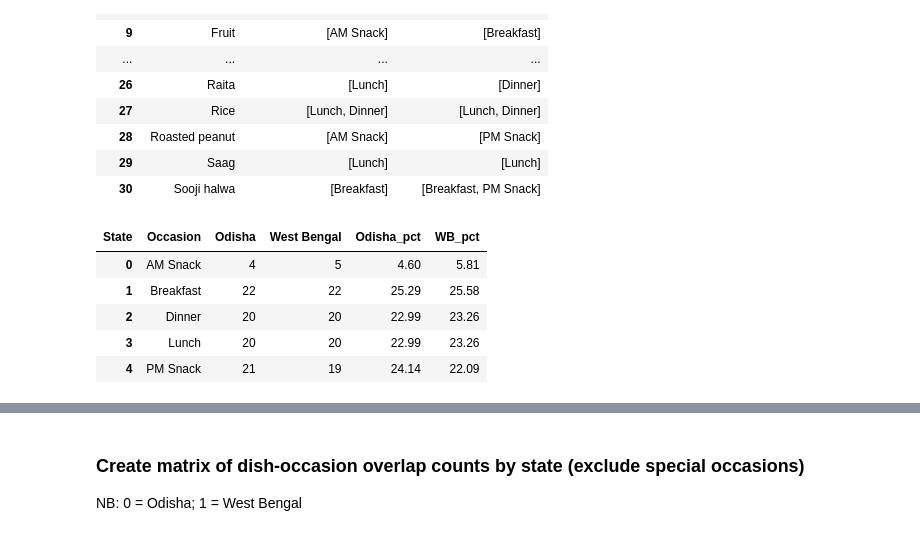
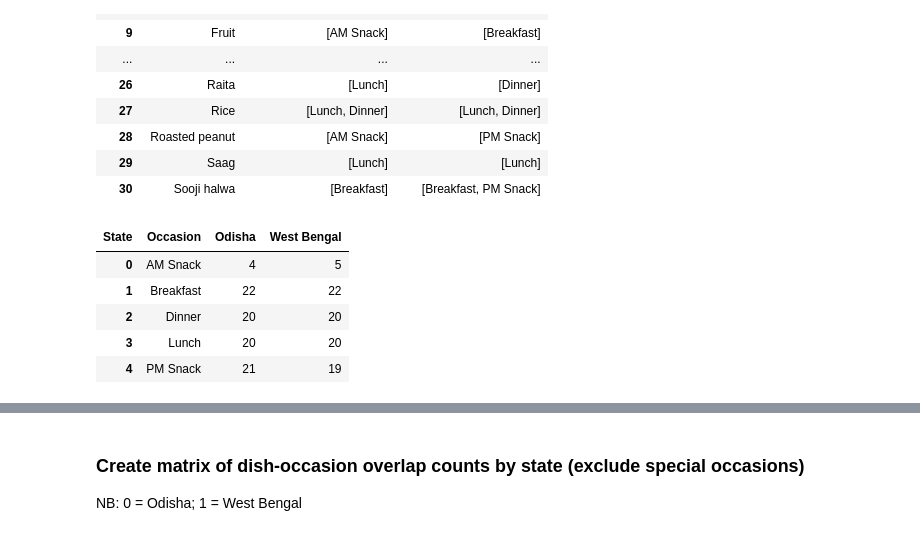
Before and after one commit to rochiecuevas/FoodChoice, a Jupyter notebook: Expert_Elicitation.ipynb, the cells around one changed output, grey strips where cells are left out. Drawn from its saved outputs; the diff is of its cells as text; code cells hidden in the pictures.

```diff
--- a/Expert_Elicitation.ipynb
+++ b/Expert_Elicitation.ipynb
@@ -231,18 +183,12 @@ common_dishes_df2
 # %%
 # Create a new dataframe for counts of dishes excluding special occasions
 df3 = df2.groupby(["State", "Occasion"])["Dish2"].count().reset_index()
 df_dishcount3 = pd.pivot_table(df3, values = "Dish2", index = "Occasion", columns = "State").reset_index()
 df_dishcount3
-
-# New column containing percentages
-df_dishcount3["Odisha_pct"] = round(((df_dishcount3["Odisha"]/ df_dishcount3["Odisha"].sum()) * 100), 2)
-df_dishcount3["WB_pct"] = round(((df_dishcount3["West Bengal"]/ df_dishcount3["West Bengal"].sum()) * 100), 2)
-
-df_dishcount3
 # %% [output]
-| State | Occasion | Odisha | West Bengal | Odisha_pct | WB_pct |
-| 0 | AM Snack | 4 | 5 | 4.60 | 5.81 |
-| 1 | Breakfast | 22 | 22 | 25.29 | 25.58 |
-| 2 | Dinner | 20 | 20 | 22.99 | 23.26 |
-| 3 | Lunch | 20 | 20 | 22.99 | 23.26 |
-| 4 | PM Snack | 21 | 19 | 24.14 | 22.09 |
+| State | Occasion | Odisha | West Bengal |
+| 0 | AM Snack | 4 | 5 |
+| 1 | Breakfast | 22 | 22 |
+| 2 | Dinner | 20 | 20 |
+| 3 | Lunch | 20 | 20 |
+| 4 | PM Snack | 21 | 19 |
```
Also changed, not shown: parts of 32 cells of this notebook.
